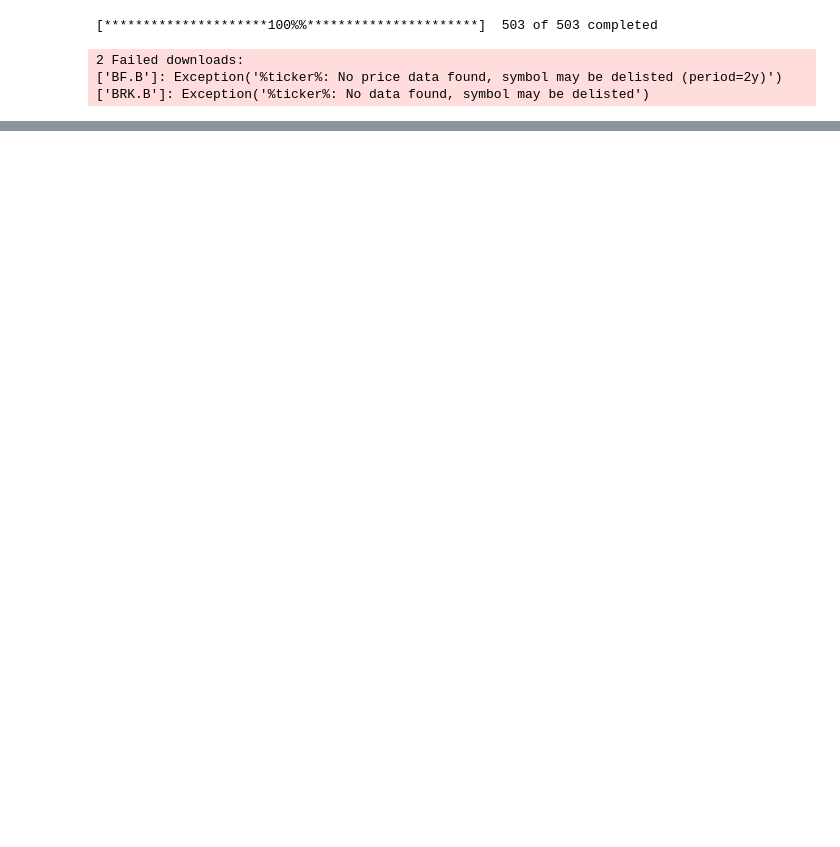
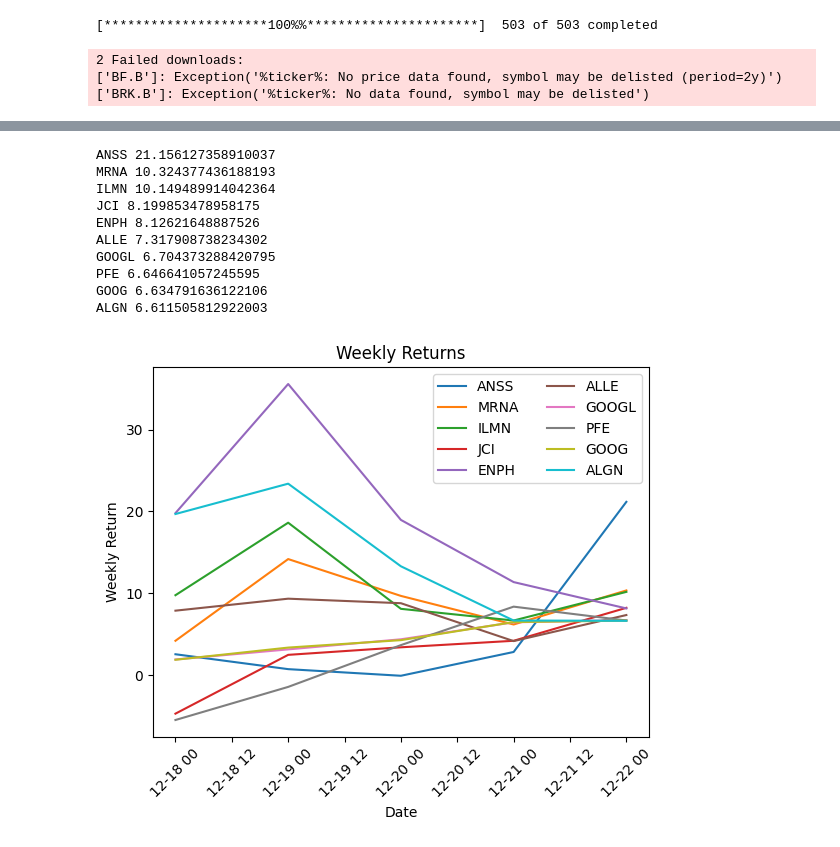
Before and after one commit to talhajamal11/Market-Updates, a Jupyter notebook: src/main.ipynb, the cells around one changed output, grey strips where cells are left out. Cells and saved outputs as stored; diff of their text form; code cells hidden in the pictures; blank space fills up the shorter version.

```diff
--- a/src/main.ipynb
+++ b/src/main.ipynb
@@ -51,0 +60,23 @@ ALGN 6.611505812922003
+# %%
+# Plot of best performing stocks over 1 Week
+for ticker, ret in one_week_performance.items():
+    print(ticker, ret)
+    plt.plot(data['Adj Close'][ticker].pct_change(periods=5).tail(5) * 100, label=ticker)
+plt.title('Weekly Returns')
+plt.xlabel('Date')
+plt.xticks(rotation=45)
+plt.ylabel('Weekly Return')
+plt.legend(loc='upper right', ncol=2)
+plt.show()
+# %% [output]
+ANSS 21.156127358910037
+MRNA 10.324377436188193
+ILMN 10.149489914042364
+JCI 8.199853478958175
+ENPH 8.12621648887526
+ALLE 7.317908738234302
+GOOGL 6.704373288420795
+PFE 6.646641057245595
+GOOG 6.634791636122106
+ALGN 6.611505812922003
+[figure, added]
```
Also changed, not shown: parts of 6 cells of this notebook.
